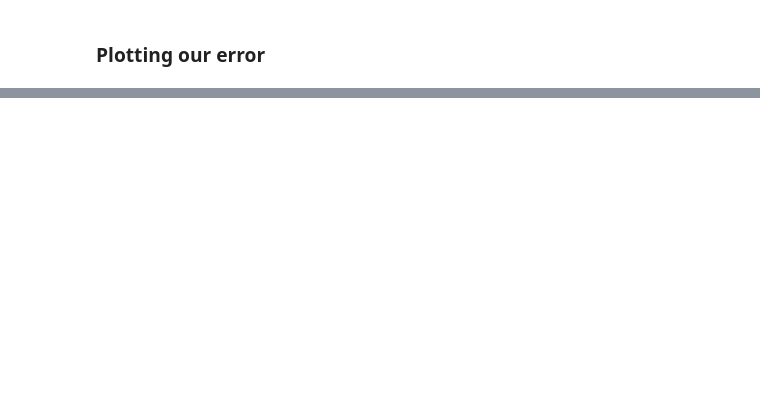
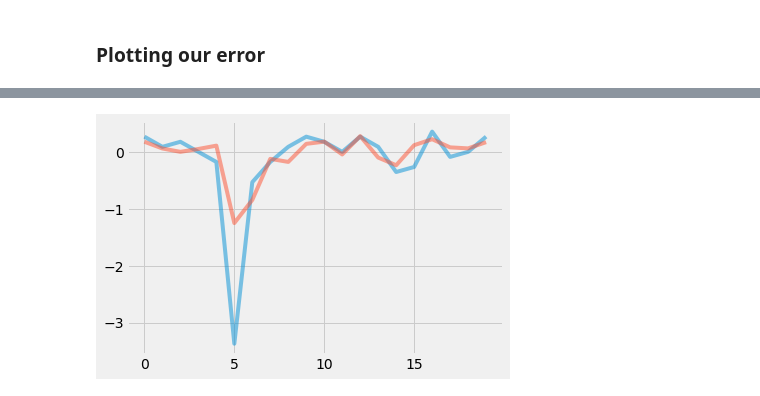
Before and after one commit to Kkies/Anomaly_Detection_of_NYC_Traffic, a Jupyter notebook: Anomaly_Detection_of_NYC_Traffic_Modeling.ipynb, the cells around one changed output, grey strips where cells are left out. Cells and saved outputs as stored; diff of their text form; code cells hidden in the pictures; blank space fills up the shorter version.

```diff
--- a/Anomaly_Detection_of_NYC_Traffic_Modeling.ipynb
+++ b/Anomaly_Detection_of_NYC_Traffic_Modeling.ipynb
@@ -322,0 +322,5 @@ plt.plot(model5.predict(X_val));
+# %%
+plt.plot(y_val[:, 1, 0].flatten()[175:195],alpha=0.5);
+plt.plot(model5.predict(X_val)[:,1].flatten()[175:195], alpha=0.5);
+# %% [output]
+[figure, added]
```
Also changed, not shown: parts of 21 cells of this notebook.
